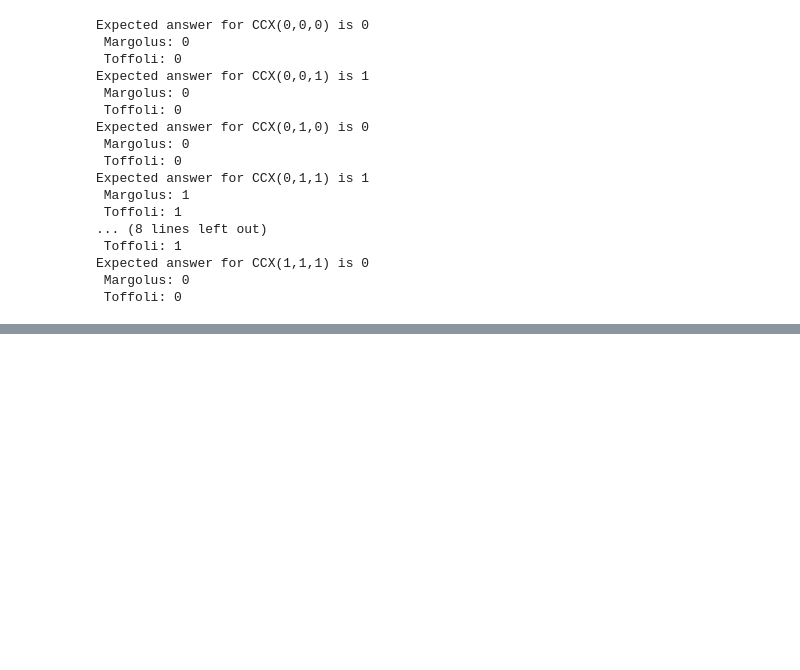
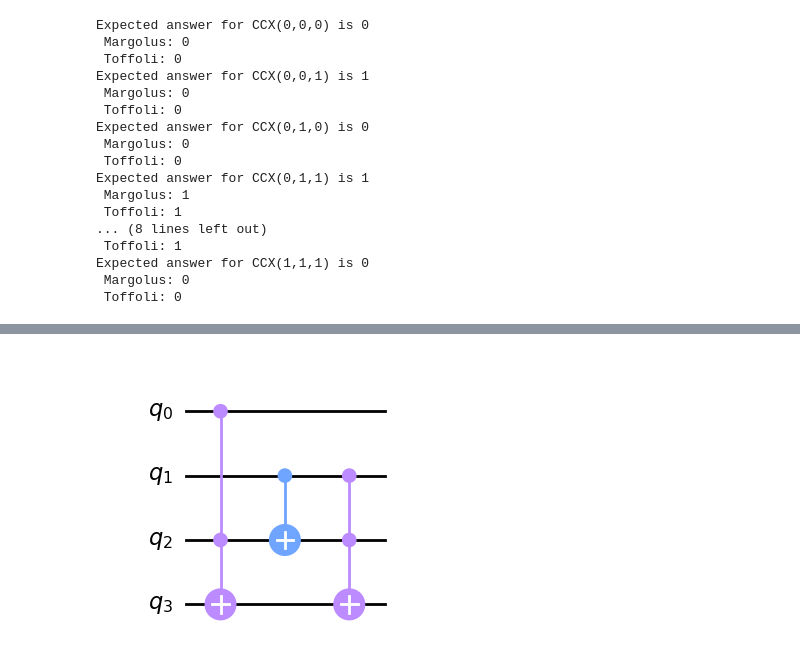
Before and after one commit to Aznatdor/Quantum-Computing, a Jupyter notebook: adder.ipynb, the cells around one changed output, grey strips where cells are left out. Cells and saved outputs as stored; diff of their text form; code cells hidden in the pictures; blank space fills up the shorter version.

```diff
--- a/adder.ipynb
+++ b/adder.ipynb
@@ -86,0 +97,8 @@ Expected answer for CCX(1,1,1) is 0
+# %%
+InverseCarryGate = qk.QuantumCircuit(4, name="InverseCarry")
+InverseCarryGate.ccx(0, 2, 3)
+InverseCarryGate.cx(1, 2)
+InverseCarryGate.ccx(1, 2, 3)
+InverseCarryGate.draw(output="mpl", style="clifford")
+# %% [output]
+[figure, added]
```
Also changed, not shown: parts of 6 cells of this notebook.
